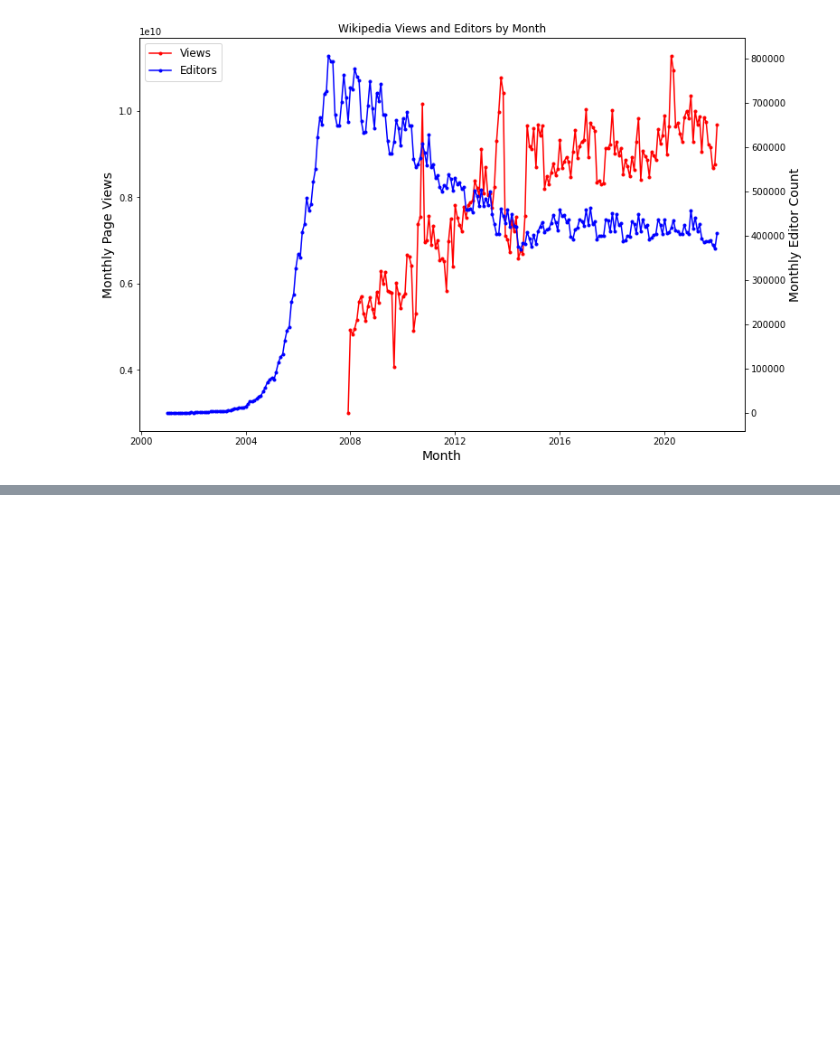
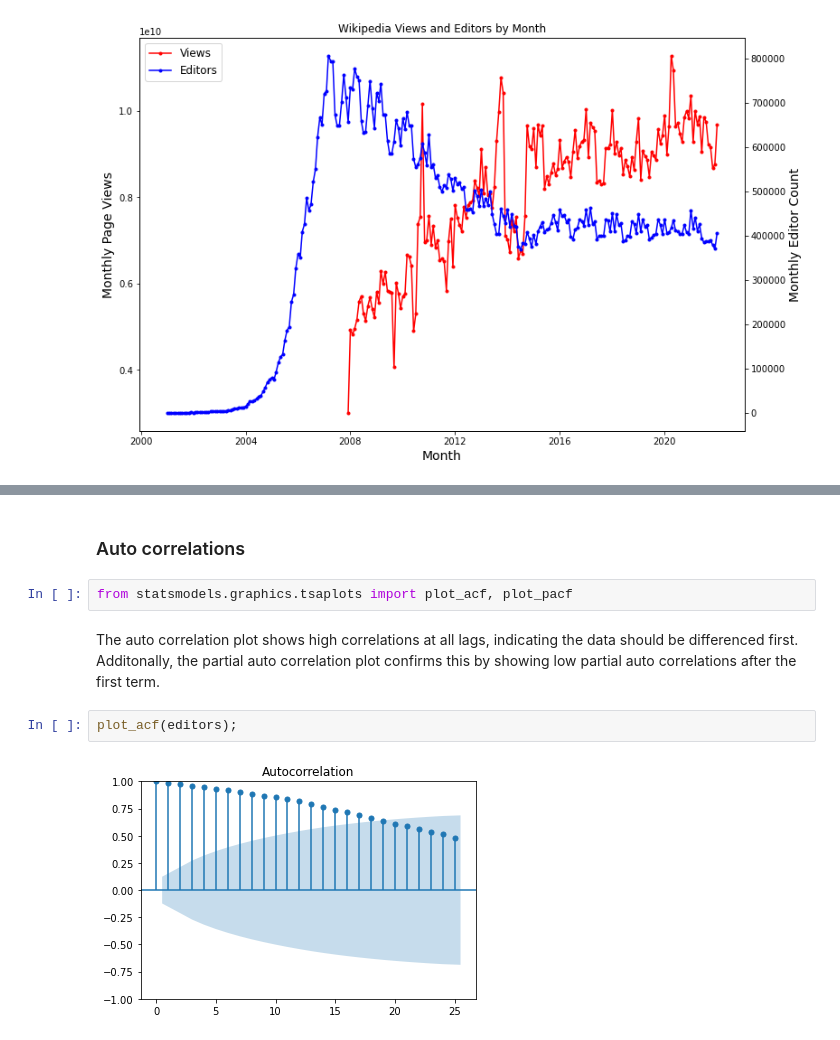
Before and after one commit to stevenlw-porpoise/Wikipedia-Editors, a Jupyter notebook: EDA.ipynb, the cells around one changed output, grey strips where cells are left out. Saved outputs shown, nothing was run; the diff lists cells and outputs as text; blank space fills up the shorter version.

Commit message:
Holt Winters, acf/pacf

```diff
--- a/EDA.ipynb
+++ b/EDA.ipynb
@@ -114,0 +129,11 @@ plt.show()
+# %% [markdown]
+### Auto correlations
+# %%
+from statsmodels.graphics.tsaplots import plot_acf, plot_pacf
+# %% [markdown]
+The auto correlation plot shows high correlations at all lags, indicating the data should be differenced first.
+Additonally, the partial auto correlation plot confirms this by showing low partial auto correlations after the first term.
+# %%
+plot_acf(editors);
+# %% [output]
+[figure, added]
```
Also changed, not shown: parts of 16 cells of this notebook.
